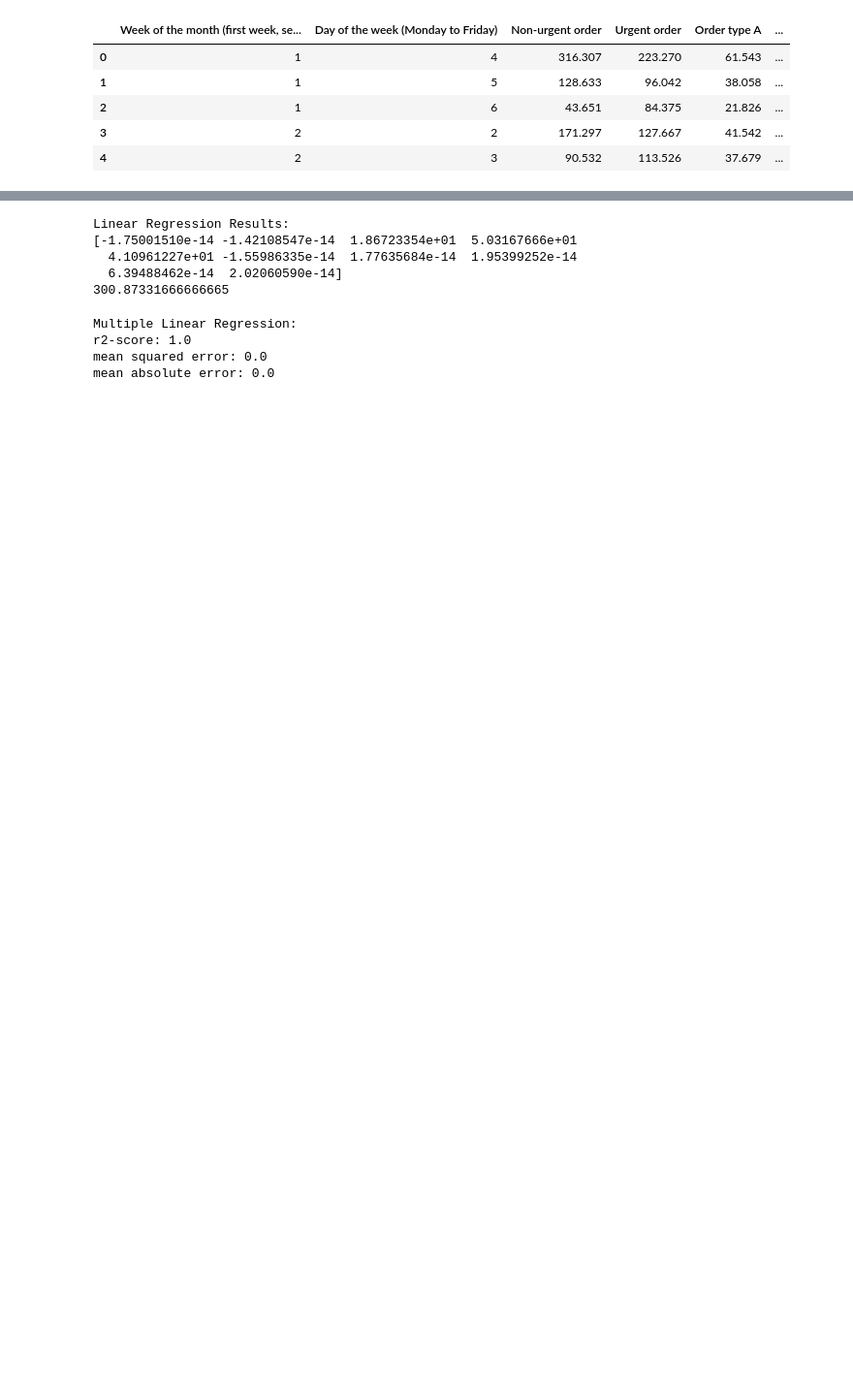
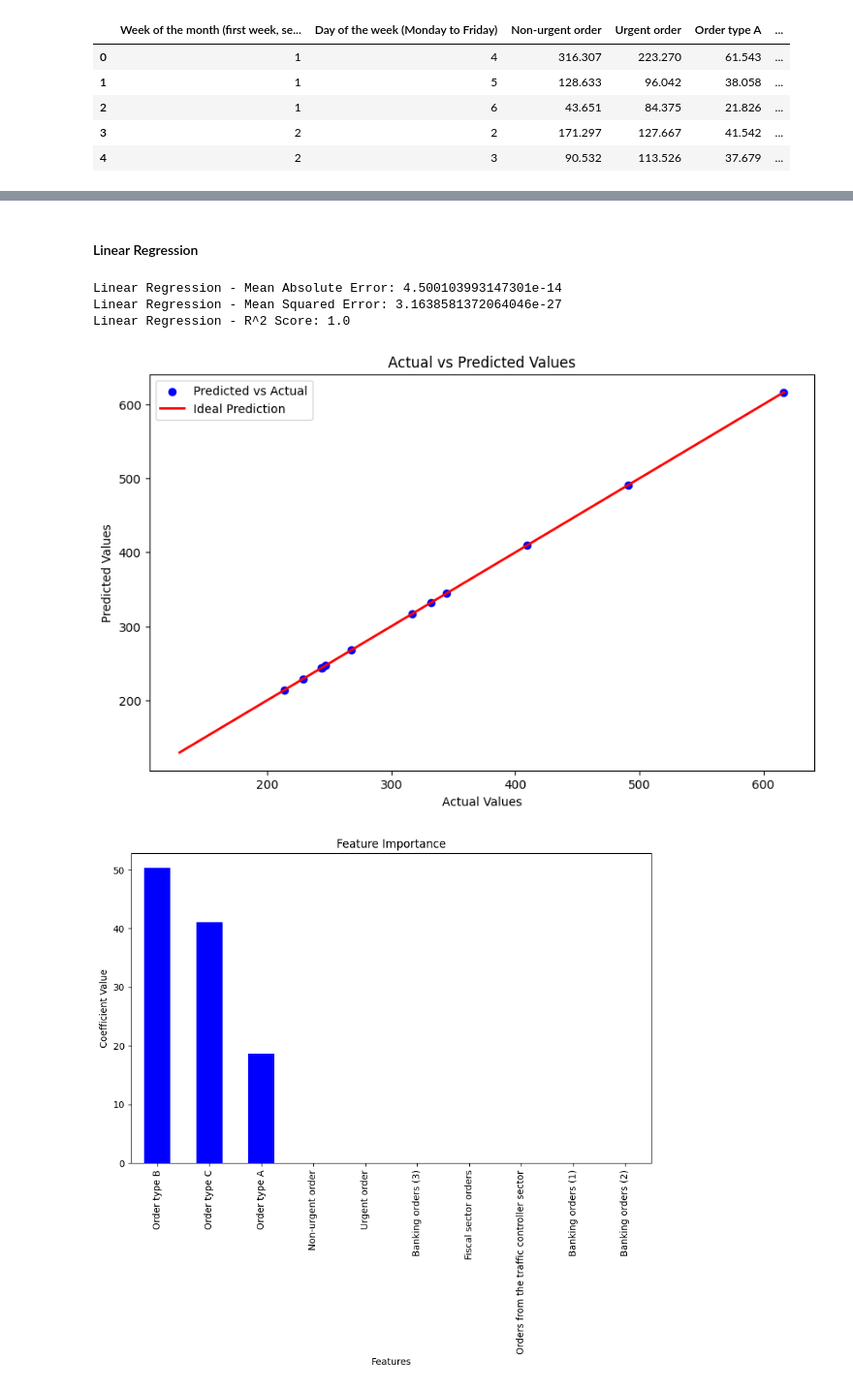
Before and after one commit to MyatCharm/Supervised-Machine-Learning, a Jupyter notebook: Regression/demand_forecast_mmz.ipynb, the cells around one changed output, grey strips where cells are left out. Shown: that part at 97% size. Cells and saved outputs as stored; diff of their text form; code cells hidden in the pictures; blank space fills up the shorter version.

```diff
--- a/Regression/demand_forecast_mmz.ipynb
+++ b/Regression/demand_forecast_mmz.ipynb
@@ -28,27 +57,42 @@ X_scaled = scaler.fit_transform(X)
-# %%
-X_train, X_test, y_train, y_test = train_test_split(X_scaled, y, test_size=0.2, random_state=42)
-model = LinearRegression()
-model.fit(X_train, y_train)
-y_pred = model.predict(X_test)
-print("Linear Regression Results:")
-print (model.coef_)
-print (model.intercept_)
-# %% [output]
-Linear Regression Results:
-[-1.75001510e-14 -1.42108547e-14  1.86723354e+01  5.03167666e+01
-  4.10961227e+01 -1.55986335e-14  1.77635684e-14  1.95399252e-14
-  6.39488462e-14  2.02060590e-14]
-300.87331666666665
-# %%
-mae_linear = mean_absolute_error(y_test, y_pred)
-mse_linear = mean_squared_error(y_test, y_pred)
-r2_linear = r2_score(y_test, y_pred)
-print('Multiple Linear Regression:')
-print('r2-score:', np.round(r2_linear, 5),
-      '\nmean squared error:', np.round(mse_linear, 5),
-      '\nmean absolute error:', np.round(mae_linear, 5))
-# %% [output]
-Multiple Linear Regression:
-r2-score: 1.0
-mean squared error: 0.0
-mean absolute error: 0.0
+# %% [markdown]
+#### Linear Regression
+# %%
+# Model Training
+model = LinearRegression()
+model.fit(X_train, y_train)
+
+# Model Prediction
+y_pred = model.predict(X_test)
+
+# Model Evaluation
+mae = mean_absolute_error(y_test, y_pred)
+mse = mean_squared_error(y_test, y_pred)
+r2 = r2_score(y_test, y_pred)
+print(f"Linear Regression - Mean Absolute Error: {mae}")
+print(f"Linear Regression - Mean Squared Error: {mse}")
+print(f"Linear Regression - R^2 Score: {r2}")
+# %% [output]
+Linear Regression - Mean Absolute Error: 4.500103993147301e-14
+Linear Regression - Mean Squared Error: 3.1638581372064046e-27
+Linear Regression - R^2 Score: 1.0
+# %%
+# Visualizing the results
+plt.figure(figsize=(10, 6))
+plt.scatter(y_test, y_pred, color='blue', label='Predicted vs Actual')
+plt.plot([y.min(), y.max()], [y.min(), y.max()], color='red', lw=2, label='Ideal Prediction')
+plt.xlabel('Actual Values')
+plt.ylabel('Predicted Values')
+plt.title('Actual vs Predicted Values')
+plt.legend()
+plt.show()
+# Visualizing the feature importance
+feature_importance = pd.Series(model.coef_, index=X.columns).sort_values(ascending=False)
+plt.figure(figsize=(10, 6))
+feature_importance.plot(kind='bar', color='blue')
+plt.title('Feature Importance')
+plt.xlabel('Features')
+plt.ylabel('Coefficient Value')
+plt.show()
+# %% [output]
+[figure, added]
+[figure, added]
```
Also changed, not shown: parts of 13 cells of this notebook, 3 other files.
